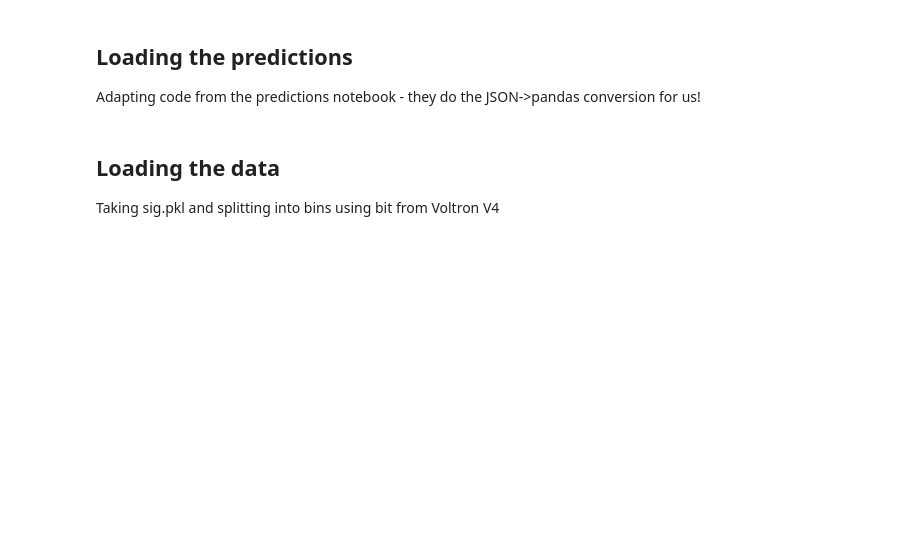
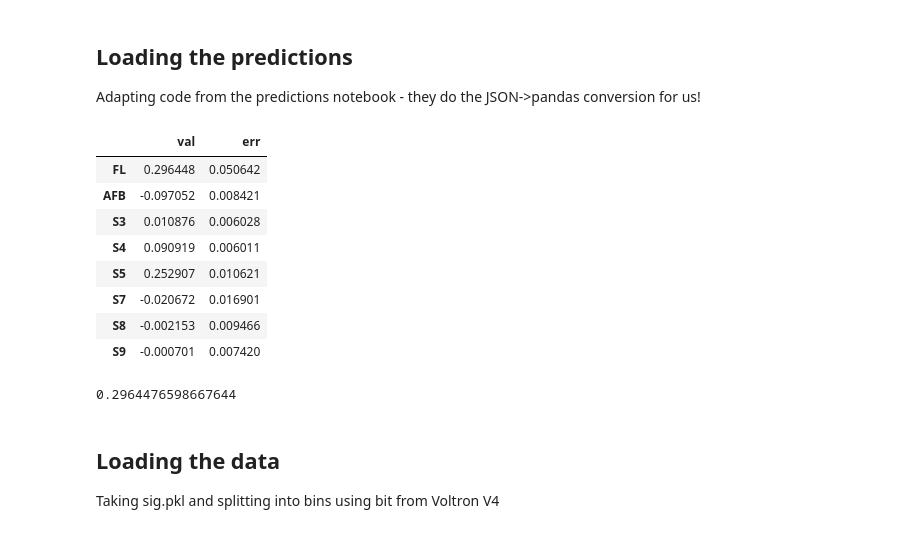
Before and after one commit to Luke-Conmy/ic-teach-kstmumu-team3, a Jupyter notebook: MiguelSkeletonCode_sig.ipynb, the cells around one changed output. Drawn from its saved outputs; the diff is of its cells as text; code cells hidden in the pictures; blank space fills up the shorter version.

```diff
--- a/MiguelSkeletonCode_sig.ipynb
+++ b/MiguelSkeletonCode_sig.ipynb
@@ -14,21 +14,38 @@ Adapting code from the predictions notebook - they do the JSON->pandas conversio
 # %%
 si_preds = {}
 pi_preds = {}
 with open("predictions/std_predictions_si.json","r") as _f:
     si_preds = json.load(_f)
 with open("predictions/std_predictions_pi.json","r") as _f:
     pi_preds = json.load(_f)
 
 si_pred_list = []
 pi_pred_list = []
 
 for _binNo in si_preds.keys():
     si_frame = pd.DataFrame(si_preds[_binNo]).transpose()
     si_pred_list.append(si_frame)
 
 for _binNo in pi_preds.keys():
     pi_frame = pd.DataFrame(pi_preds[_binNo]).transpose()
     si_pred_list.append(si_frame)
+
+si_pred_list[0]
+# %% [output]
+|  | val | err |
+| FL | 0.296448 | 0.050642 |
+| AFB | -0.097052 | 0.008421 |
+| S3 | 0.010876 | 0.006028 |
+| S4 | 0.090919 | 0.006011 |
+| S5 | 0.252907 | 0.010621 |
+| S7 | -0.020672 | 0.016901 |
+| S8 | -0.002153 | 0.009466 |
+| S9 | -0.000701 | 0.007420 |
+# %%
+si_pred_list[0].loc["FL","val"]
+#          bin no   var  val/err
+# %% [output]
+0.2964476598667644
 # %% [markdown]
 ## Loading the data
 
```
